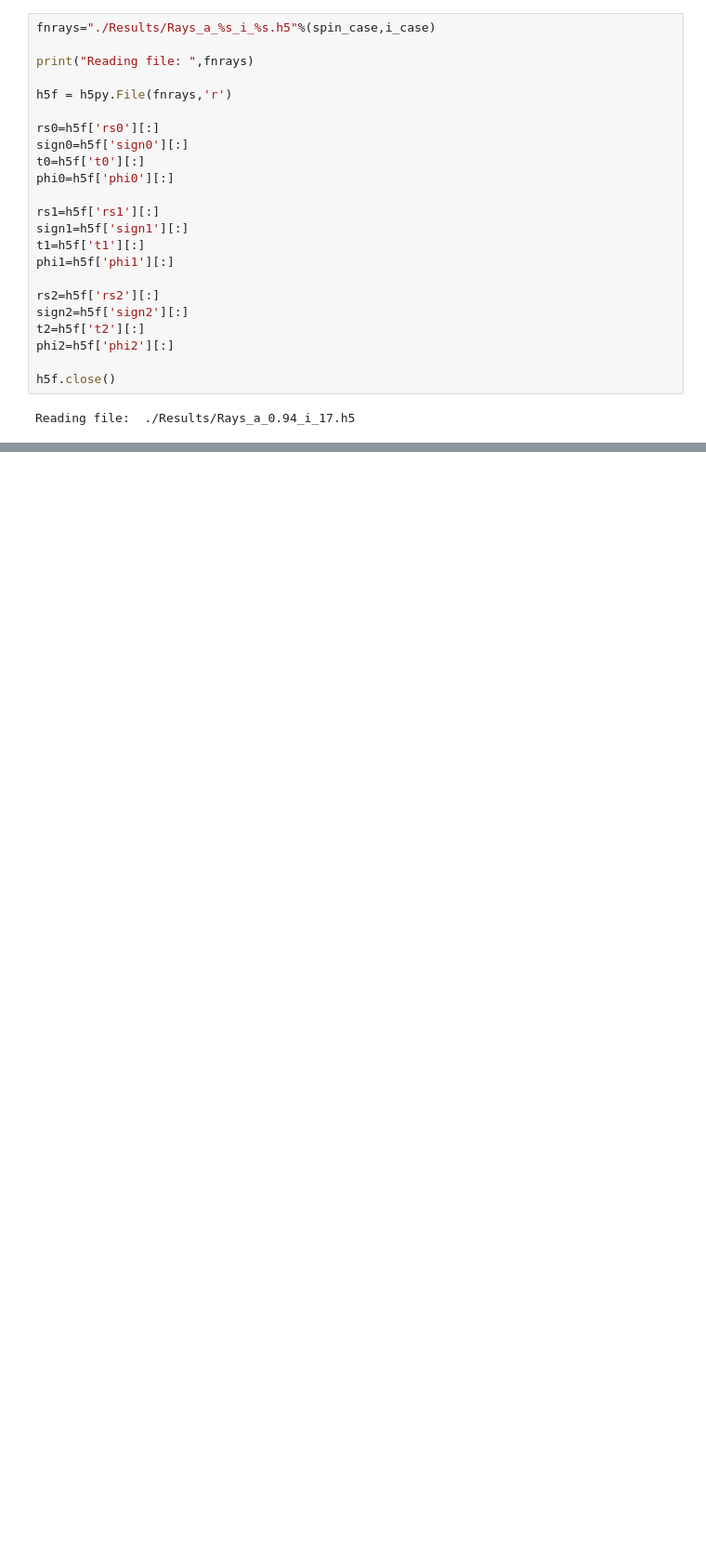
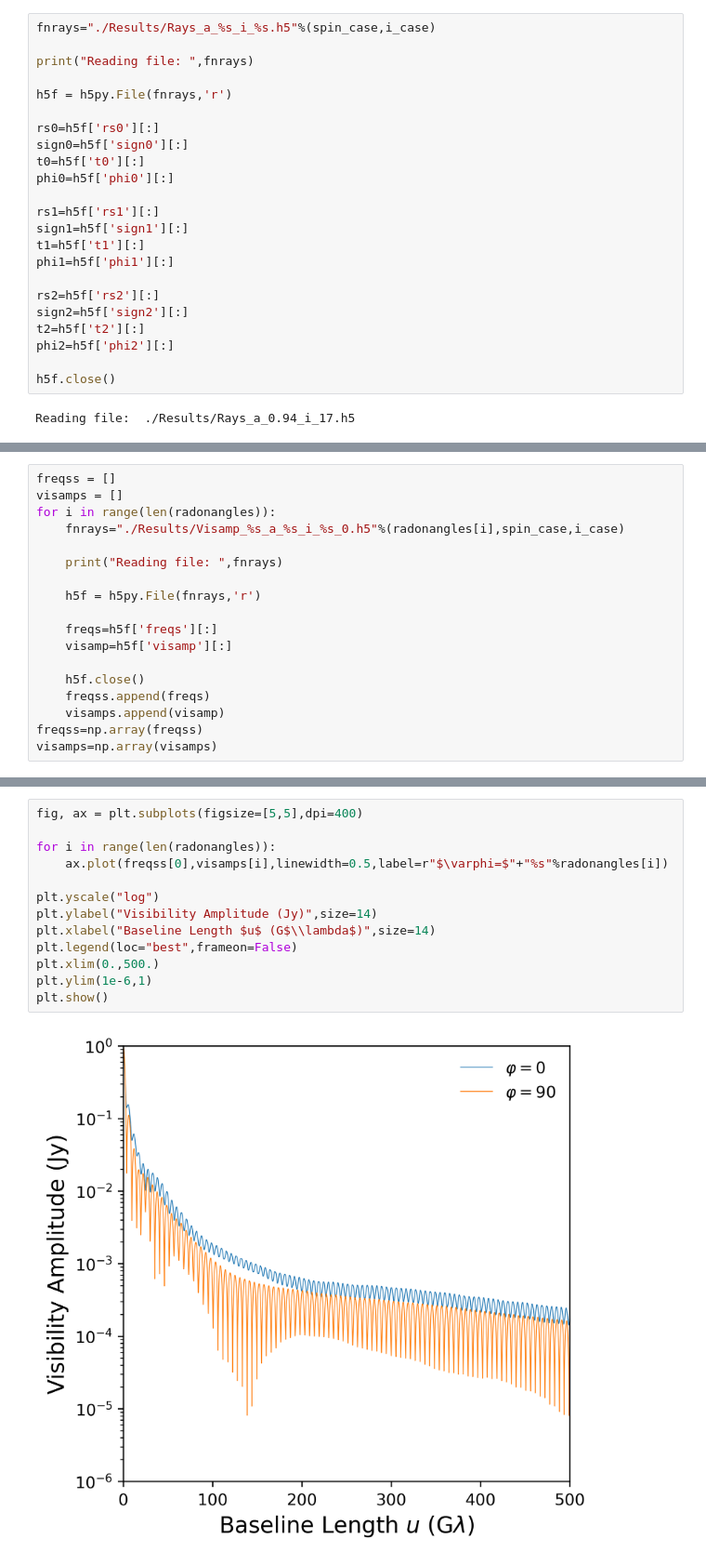
Before and after one commit to iAART/aart, a Jupyter notebook: Examples.ipynb, the cells around one changed output, grey strips where cells are left out. Shown at 93% size. Saved outputs shown, nothing was run; the diff lists cells and outputs as text; blank space fills up the shorter version.

```diff
--- a/Examples.ipynb
+++ b/Examples.ipynb
@@ -516,0 +233,18 @@ plt.show()
+# %%
+freqss = []
+visamps = []
+for i in range(len(radonangles)):
+    fnrays="./Results/Visamp_%s_a_%s_i_%s_0.h5"%(radonangles[i],spin_case,i_case)
+
+    print("Reading file: ",fnrays)
+
+    h5f = h5py.File(fnrays,'r')
+
+    freqs=h5f['freqs'][:]
+    visamp=h5f['visamp'][:]
+
+    h5f.close()
+    freqss.append(freqs)
+    visamps.append(visamp)
+freqss=np.array(freqss)
+visamps=np.array(visamps)
@@ -516,0 +256,15 @@ plt.show()
+# %%
+fig, ax = plt.subplots(figsize=[5,5],dpi=400)
+
+for i in range(len(radonangles)):
+    ax.plot(freqss[0],visamps[i],linewidth=0.5,label=r"$\varphi=$"+"%s"%radonangles[i])
+
+plt.yscale("log")
+plt.ylabel("Visibility Amplitude (Jy)",size=14)
+plt.xlabel("Baseline Length $u$ (G$\\lambda$)",size=14)
+plt.legend(loc="best",frameon=False)
+plt.xlim(0.,500.)
+plt.ylim(1e-6,1)
+plt.show()
+# %% [output]
+[figure, added]
```
Also changed, not shown: parts of 60 cells of this notebook, 2 other files.
